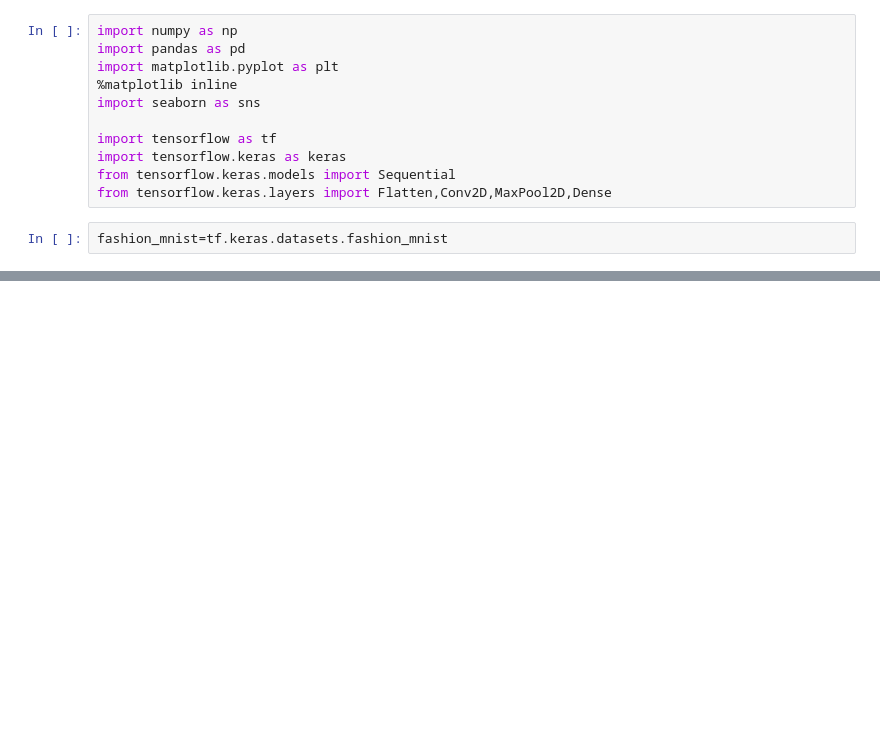
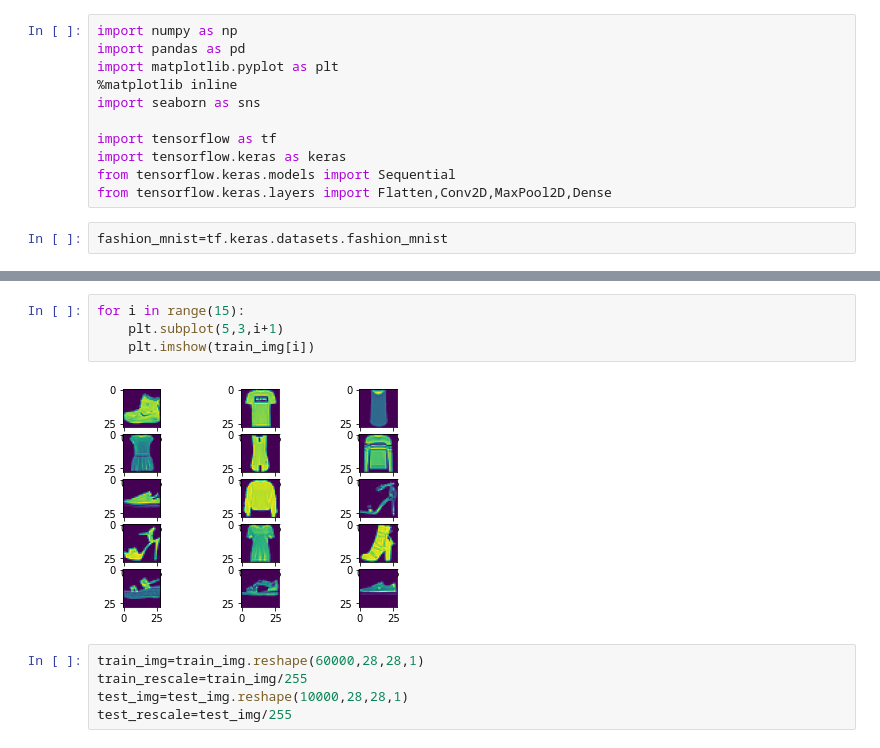
Before and after one commit to sailajak2003/fashion_minst, a Jupyter notebook: fashion_mist.ipynb, the cells around one changed output, grey strips where cells are left out. Saved outputs shown, nothing was run; the diff lists cells and outputs as text; blank space fills up the shorter version.

```diff
--- a/fashion_mist.ipynb
+++ b/fashion_mist.ipynb
@@ -15,0 +25,11 @@ fashion_mnist=tf.keras.datasets.fashion_mnist
+# %%
+for i in range(15):
+    plt.subplot(5,3,i+1)
+    plt.imshow(train_img[i])
+# %% [output]
+[figure, added]
+# %%
+train_img=train_img.reshape(60000,28,28,1)
+train_rescale=train_img/255
+test_img=test_img.reshape(10000,28,28,1)
+test_rescale=test_img/255
```
Also changed, not shown: parts of 2 cells of this notebook.
